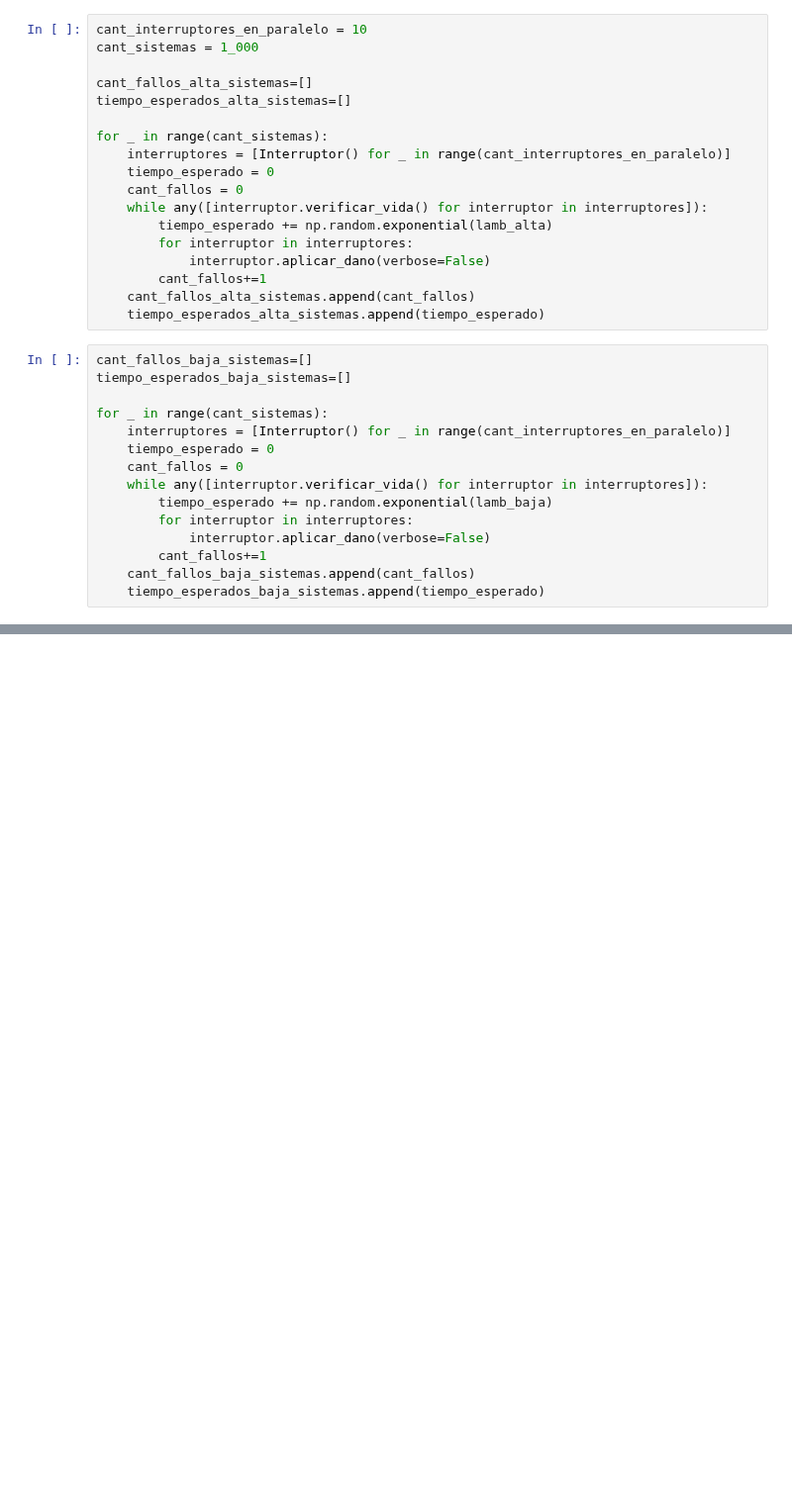
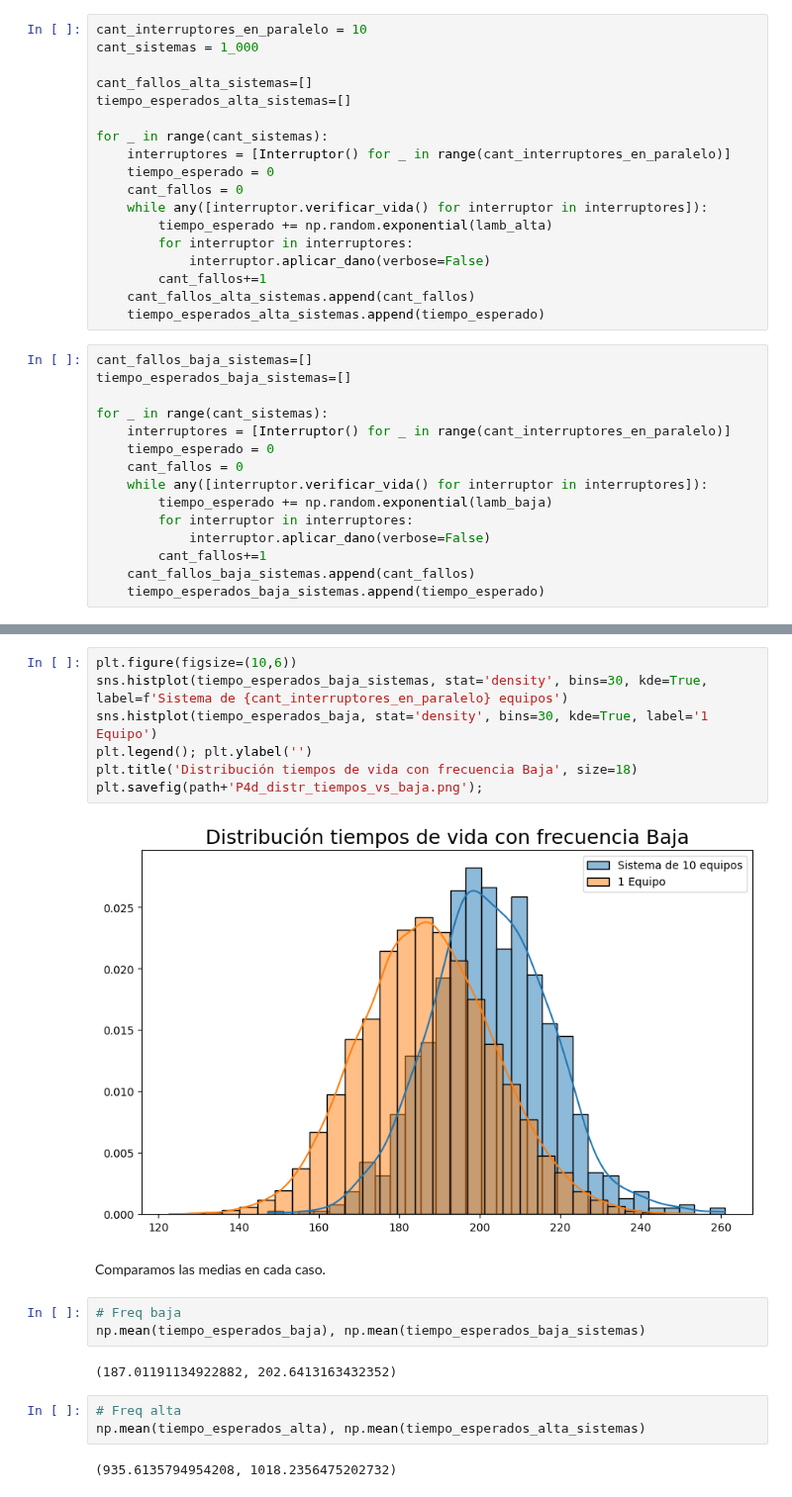
Before and after one commit to AlejandroVillazonG/MAT468, a Jupyter notebook: certamen/P4/p4.ipynb, the cells around one changed output, grey strips where cells are left out. Shown at 99% size. Cells and saved outputs as stored; diff of their text form; blank space fills up the shorter version.

```diff
--- a/certamen/P4/p4.ipynb
+++ b/certamen/P4/p4.ipynb
@@ -276,0 +288,21 @@ plt.savefig(path+'P4d_distr_tiempos_esp_sistemas.png');
+# %%
+plt.figure(figsize=(10,6))
+sns.histplot(tiempo_esperados_baja_sistemas, stat='density', bins=30, kde=True, label=f'Sistema de {cant_interruptores_en_paralelo} equipos')
+sns.histplot(tiempo_esperados_baja, stat='density', bins=30, kde=True, label='1 Equipo')
+plt.legend(); plt.ylabel('')
+plt.title('Distribución tiempos de vida con frecuencia Baja', size=18)
+plt.savefig(path+'P4d_distr_tiempos_vs_baja.png');
+# %% [output]
+[figure, added]
+# %% [markdown]
+Comparamos las medias en cada caso.
+# %%
+# Freq baja
+np.mean(tiempo_esperados_baja), np.mean(tiempo_esperados_baja_sistemas)
+# %% [output]
+(187.01191134922882, 202.6413163432352)
+# %%
+# Freq alta
+np.mean(tiempo_esperados_alta), np.mean(tiempo_esperados_alta_sistemas)
+# %% [output]
+(935.6135794954208, 1018.2356475202732)
```
Also changed, not shown: parts of 18 cells of this notebook, 10 other files.
